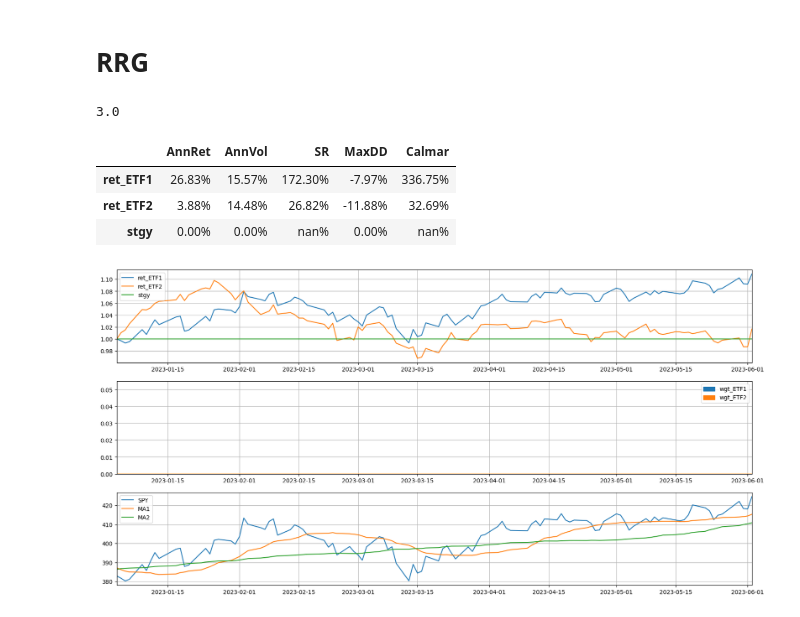
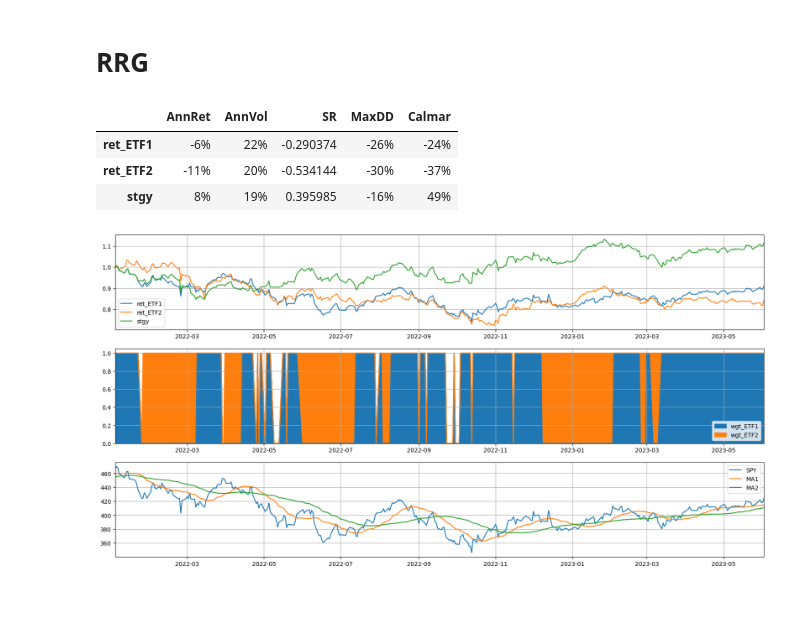
Before and after one commit to noooahyao/Quant_Explore, a Jupyter notebook: Prediction/RRG Strategy.ipynb, the cells around one changed output. Cells and saved outputs as stored; diff of their text form; code cells hidden in the pictures.

```diff
--- a/Prediction/RRG Strategy.ipynb
+++ b/Prediction/RRG Strategy.ipynb
@@ -22,7 +22,9 @@ def cal_period_perf_indicator(adjnav):
         res = pd.DataFrame(index=adjnav.columns, columns=['AnnRet', 'AnnVol', 'SR', 'MaxDD', 'Calmar'])
         for col in adjnav:
             res.loc[col] = cal_period_perf_indicator(adjnav[col])
-        res = res.applymap(float_to_percent)
+        for col in res.columns:
+            if col=='SR':continue
+            res[col] = res[col].apply(float_to_percent)
         return res
     ret = adjnav.pct_change()
     annret = (adjnav[-1] / adjnav[0]) ** (242/len(adjnav)) - 1 # 复利
@@ -40,7 +42,7 @@ def datestr2dtdate(datestr):
 
 # Define a formatting function to convert float to percentage
 def float_to_percent(x):
-    return "{:.2%}".format(x)
+    return "{:.0%}".format(x)
 
 def date_count_in_month(dates):
     # 计算日期序列中每个日期在所在月中的序数
@@ -60,24 +62,20 @@ def date_count_in_month(dates):
 prices = pd.read_csv('../Data/USD ETFs_open.csv')
 prices = prices.set_index('datetime')
 prices.index = [datestr2dtdate(e) for e in prices.index]
-# %%
-rrg.calculate_slope(-2,1,-3,-2)
-# %% [output]
-3.0
 # %%
 # Rotation with RRG Signal
 ETF1 = 'SPY'
 ETF2 = 'SCHE'
-weight = 0.8
-start_date = datetime.date(2023,1,1)
+weight = 1
+start_date = datetime.date(2022,1,1)
 N = 20
 df = prices[[ETF1,ETF2]].copy()
 
 df['rs_ratio'] = df[ETF2] / df[ETF1]
 df['jdk_rs_ratio'] = rrg.calc_jdk_rs_ratio(df[['rs_ratio']])
 df['jdk_rs_momentum'] = rrg.calc_jdk_rs_momentum(df[['jdk_rs_ratio']])
-df['jdk_rs_ratio_lag'] = df['jdk_rs_ratio'].shift(1)
-df['jdk_rs_momentum_lag'] = df['jdk_rs_momentum'].shift(1)
+df['jdk_rs_ratio_lag'] = df['jdk_rs_ratio'].shift(5)
+df['jdk_rs_momentum_lag'] = df['jdk_rs_momentum'].shift(5)
 
 df['MA1'] = df[ETF1].rolling(window=20).mean()
 df['MA2'] = df[ETF1].rolling(window=50).mean()
@@ -92,38 +90,40 @@ def strategy(df):
     area = rrg.categorize_point(df['jdk_rs_ratio'],df['jdk_rs_momentum'])
     area_lag = rrg.categorize_point(df['jdk_rs_ratio_lag'],df['jdk_rs_momentum_lag'])
     slope = rrg.calculate_slope(df['jdk_rs_ratio'],df['jdk_rs_momentum'],df['jdk_rs_ratio_lag'],df['jdk_rs_momentum_lag'])
-    if slope >0 and area in ['Leading','Improving']:
+    radius = rrg.categorize_radius(df['jdk_rs_ratio'],df['jdk_rs_momentum'],0.005)
+
+    if slope >0 and area in ['Leading','Improving'] and radius=='Strong':
         df['wgt_ETF2'] = weight
         df['wgt_ETF1'] = 1 - weight
-    ma = df['MA1'] / df['MA2']
-    if  0.95<ma<1.05:
+    ma = df[ETF1] / df['MA1']
+    if (ma < 0.95 or ma > 1.05) and df['wgt_ETF1']==weight:
         df['wgt_ETF1'] = 0
         df['wgt_ETF2'] = 0
     return df
 df = df.apply(strategy,axis=1)
 df['ret_stgy'] = df['ret_ETF1'] * df['wgt_ETF1'] + df['ret_ETF2'] * df['wgt_ETF2']
 df['ret_ETF1'] = (1+df['ret_ETF1']).cumprod().fillna(1)
 df['ret_ETF2'] = (1+df['ret_ETF2']).cumprod().fillna(1)
 df['stgy'] = (1+df['ret_stgy']).cumprod().fillna(1)
 
 fig = plt.figure(figsize=(20,10))
 ax1 = fig.add_subplot(3,1,1)
 df.loc[:,['ret_ETF1', 'ret_ETF2', 'stgy']].plot(ax=ax1, grid=True)
 plt.xlim(df.index[0],df.index[-1])
 
 ax2 = fig.add_subplot(3,1,2)
 df[['wgt_ETF1', 'wgt_ETF2']].plot(ax=ax2, kind='area', stacked=True, grid=True)
 plt.xlim(df.index[0],df.index[-1])
 
 ax3 = fig.add_subplot(3,1,3)
 df[[ETF1,'MA1','MA2']].plot(ax=ax3, grid=True)
 plt.xlim(df.index[0],df.index[-1])
 
 res = cal_period_perf_indicator(df.loc[:,['ret_ETF1', 'ret_ETF2', 'stgy']])
 res
 # %% [output]
 |  | AnnRet | AnnVol | SR | MaxDD | Calmar |
-| ret_ETF1 | 26.83% | 15.57% | 172.30% | -7.97% | 336.75% |
-| ret_ETF2 | 3.88% | 14.48% | 26.82% | -11.88% | 32.69% |
-| stgy | 0.00% | 0.00% | nan% | 0.00% | nan% |
+| ret_ETF1 | -6% | 22% | -0.290374 | -26% | -24% |
+| ret_ETF2 | -11% | 20% | -0.534144 | -30% | -37% |
+| stgy | 8% | 19% | 0.395985 | -16% | 49% |
-[figure, old version]
+[figure, new version]
```
